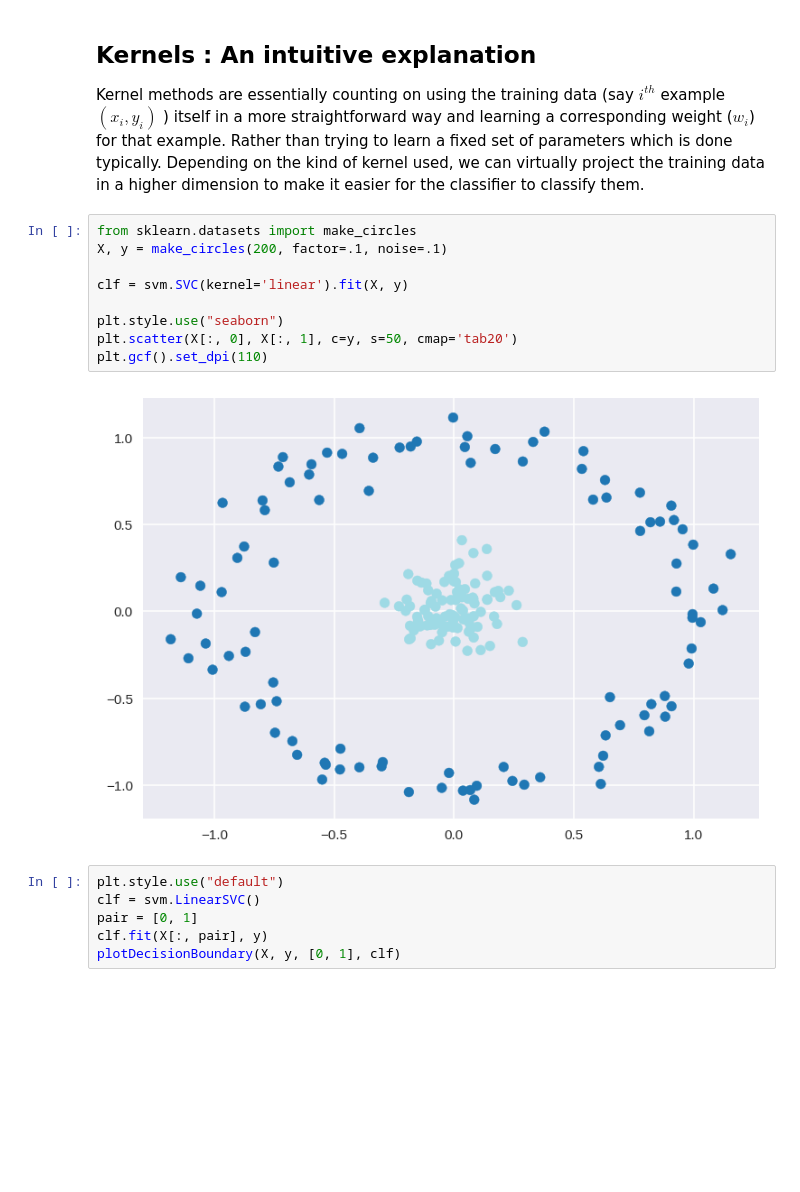
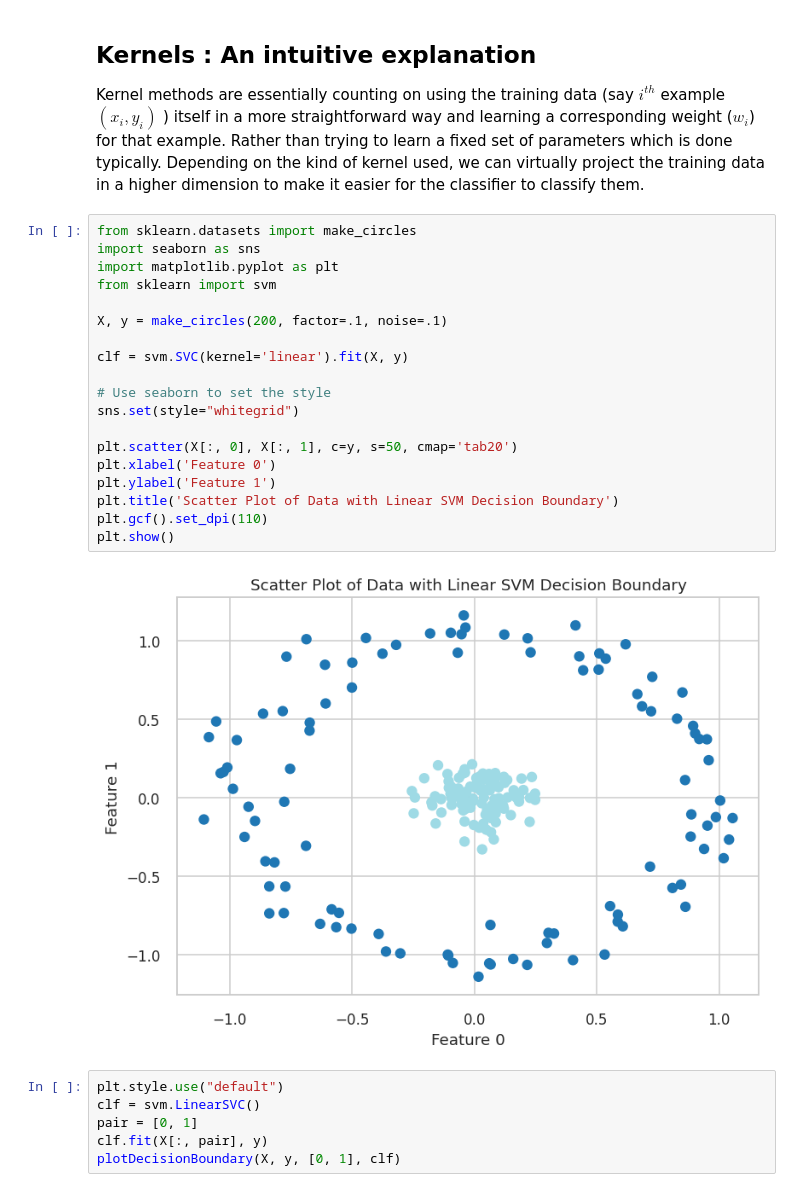
Before and after one commit to VyjayantiN/FMML-Projects-Assignments-2023, a Jupyter notebook: FMML_Module_5_Lab_1.ipynb, the cells around one changed output. Drawn from its saved outputs; the diff is of its cells as text; blank space fills up the shorter version.

```diff
--- a/FMML_Module_5_Lab_1.ipynb
+++ b/FMML_Module_5_Lab_1.ipynb
@@ -80,15 +80,25 @@ Kernel methods are essentially counting on using the training data (say $i^{th}$
 Depending on the kind of kernel used, we can virtually project the training data in a higher dimension to make it easier for the classifier to classify them.
 # %%
 from sklearn.datasets import make_circles
+import seaborn as sns
+import matplotlib.pyplot as plt
+from sklearn import svm
+
 X, y = make_circles(200, factor=.1, noise=.1)
 
 clf = svm.SVC(kernel='linear').fit(X, y)
 
-plt.style.use("seaborn")
+# Use seaborn to set the style
+sns.set(style="whitegrid")
+
 plt.scatter(X[:, 0], X[:, 1], c=y, s=50, cmap='tab20')
+plt.xlabel('Feature 0')
+plt.ylabel('Feature 1')
+plt.title('Scatter Plot of Data with Linear SVM Decision Boundary')
 plt.gcf().set_dpi(110)
+plt.show()
 # %% [output]
-[figure, old version]
+[figure, new version]
 # %%
 plt.style.use("default")
 clf = svm.LinearSVC()
```
